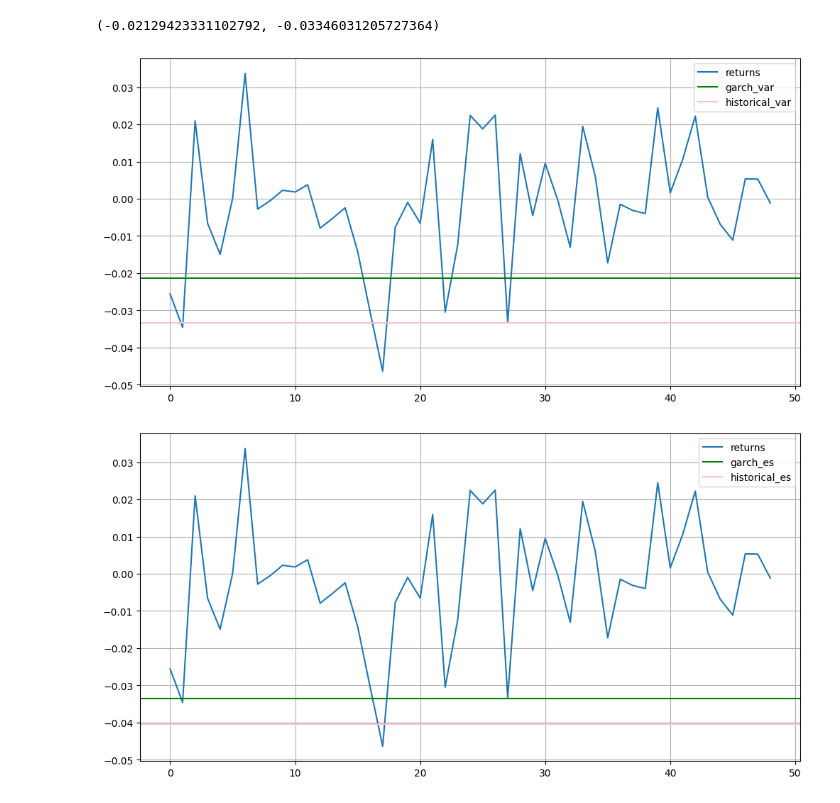
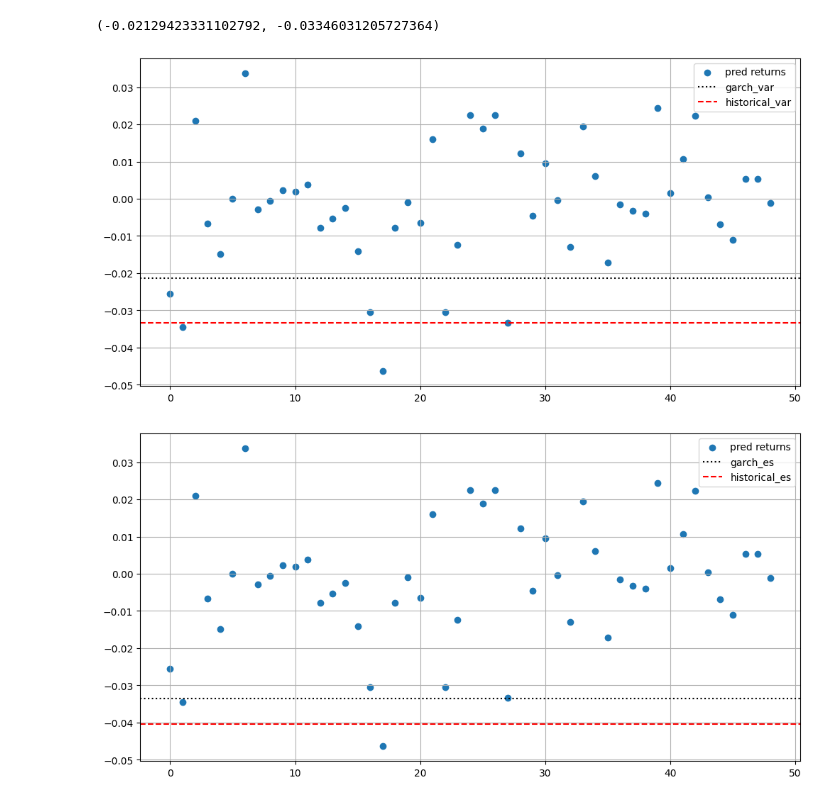
Before and after one commit to DefaultMaxim/market-risk, a Jupyter notebook: example.ipynb, the cells around one changed output. Saved outputs shown, nothing was run; the diff lists cells and outputs as text; code cells hidden in the pictures.

Commit message:
(main) fix graphics

```diff
--- a/example.ipynb
+++ b/example.ipynb
@@ -62,27 +62,26 @@ var_g, es_g
 (-0.02129423331102792, -0.03346031205727364)
 # %%
 plt.figure(figsize=(12, 6))
-
-plt.plot(np.diff(preds) / preds[1:], label='returns')
-plt.axhline(var_g, color='green', label='garch_var')
+pred_returns = np.diff(preds) / preds[1:]
+plt.scatter(y=pred_returns, x=np.arange(len(pred_returns)), label='pred returns')
+plt.axhline(var_g, color='black', label='garch_var', linestyle=':')
 # plt.axhline(var_mc, color='orange')
 # plt.axhline(var_p, color='black')
-plt.axhline(var_h, color='pink', label='historical_var')
+plt.axhline(var_h, color='red', label='historical_var', linestyle='--')
 plt.grid()
 plt.legend()
 plt.show()
 # %% [output]
-[figure, old version]
+[figure, new version]
 # %%
 plt.figure(figsize=(12, 6))
-
-plt.plot(np.diff(preds) / preds[1:], label='returns')
-plt.axhline(es_g, color='green', label='garch_es')
+plt.scatter(y=pred_returns, x=np.arange(len(pred_returns)), label='pred returns')
+plt.axhline(es_g, color='black', label='garch_es', linestyle=':')
 # plt.axhline(var_mc, color='orange')
 # plt.axhline(var_p, color='black')
-plt.axhline(es_h, color='pink', label='historical_es')
+plt.axhline(es_h, color='red', label='historical_es', linestyle='--')
 plt.grid()
 plt.legend()
 plt.show()
 # %% [output]
-[figure, old version]
+[figure, new version]
```
